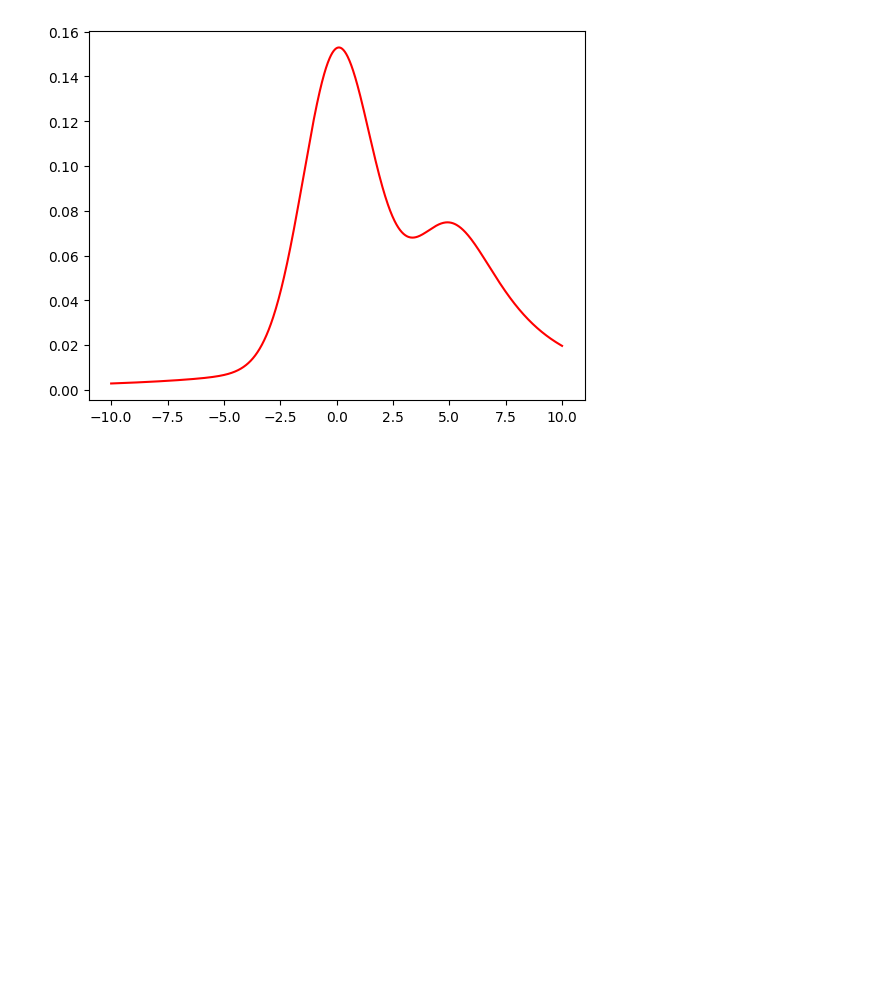
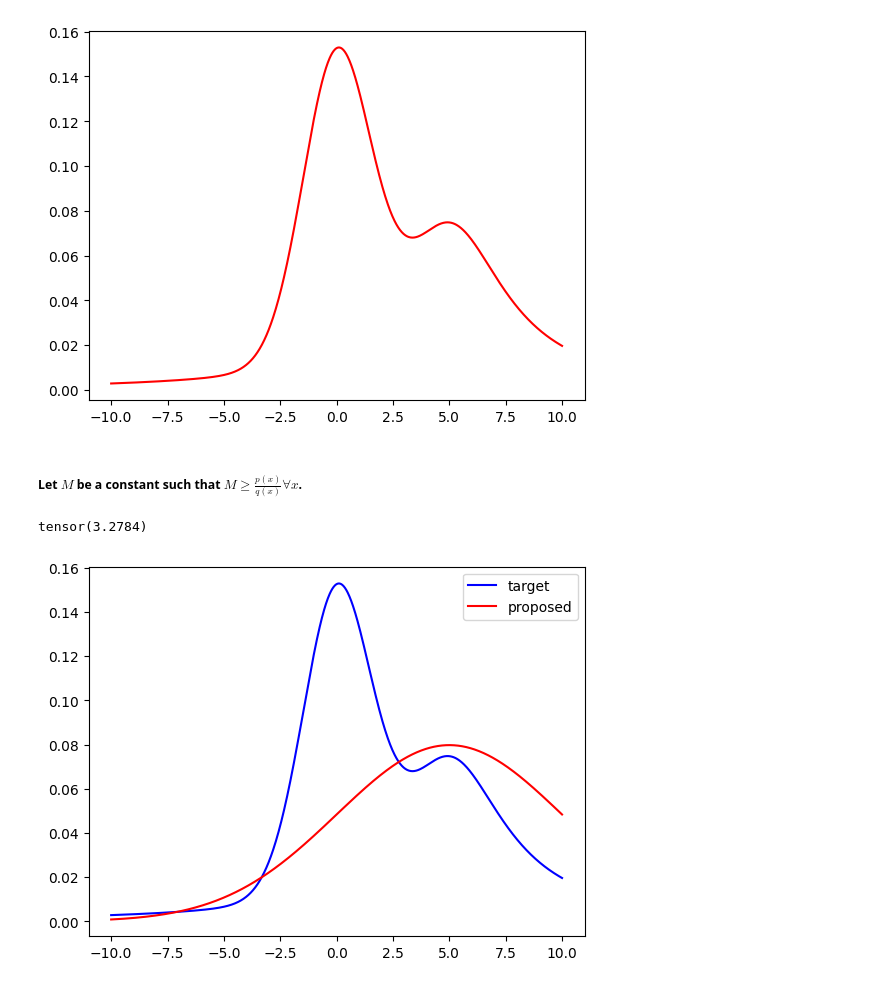
Before and after one commit to rishabh-mondal/Probabilistic-machine-learning, a Jupyter notebook: aasisgnment3.ipynb, the cells around one changed output. Saved outputs shown, nothing was run; the diff lists cells and outputs as text; code cells hidden in the pictures; blank space fills up the shorter version.

```diff
--- a/aasisgnment3.ipynb
+++ b/aasisgnment3.ipynb
@@ -26,3 +26,18 @@ plt.plot(x,y,color='red');
 [figure]
 # %%
 q = D.Normal(5,5)
+# %% [markdown]
+##### Let $M$ be a constant such that $M \geq \frac{p(x)}{q(x)} \forall x$.
+# %%
+M = torch.max(target_pdf(x)/q.log_prob(x).exp())
+M
+# %% [output]
+tensor(3.2784)
+# %%
+proposed=q.log_prob(x).exp()
+# %%
+plt.plot(x,y,color='blue',label='target')
+plt.plot(x,proposed,color='red',label='proposed')
+plt.legend();
+# %% [output]
+[figure, added]
```
